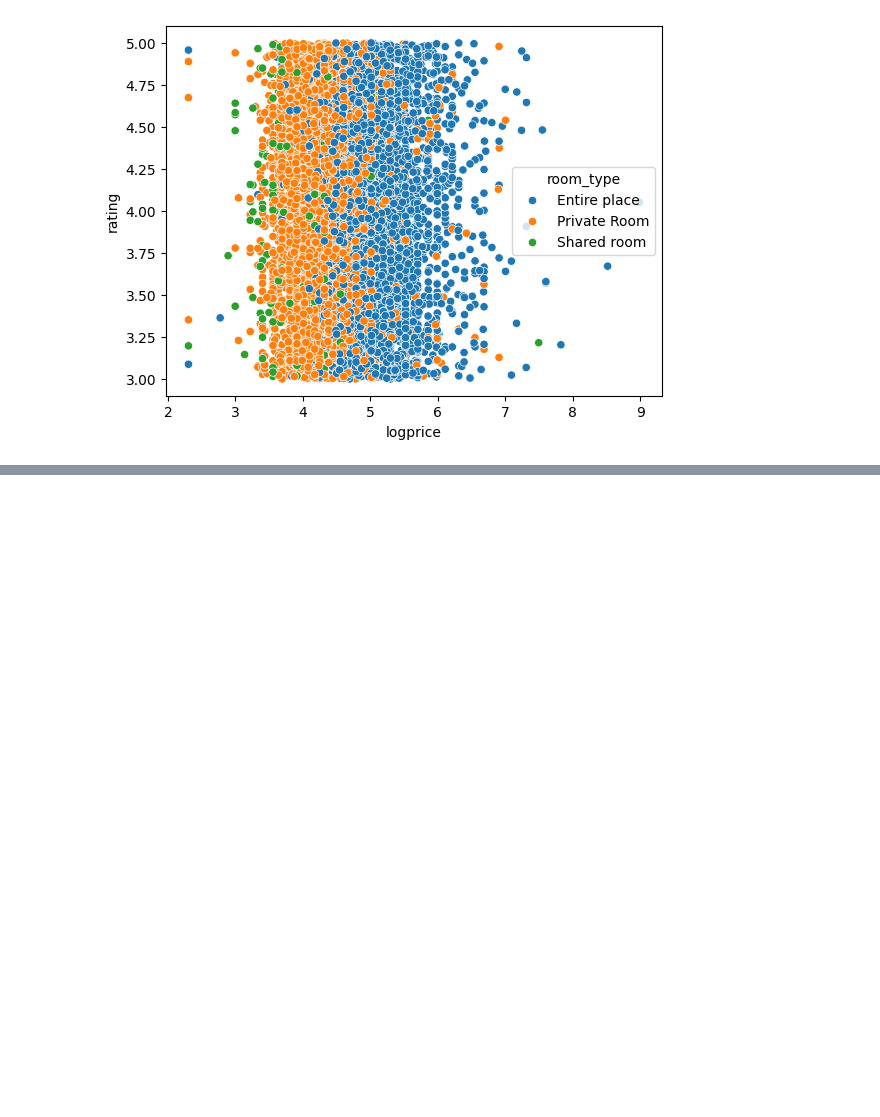
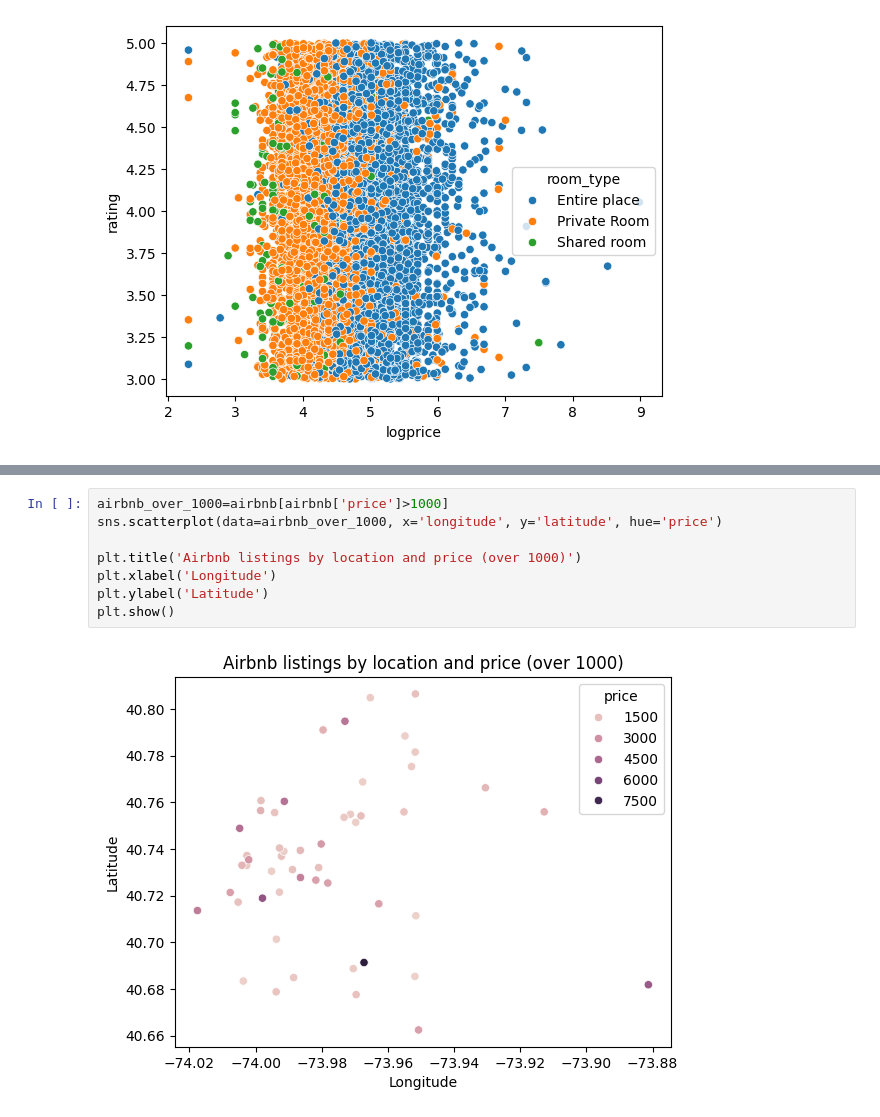
Before and after one commit to kflisikowsky/Data_Analysis_Workshops, a Jupyter notebook: Kopia notatnika Cleaning_Data_in_Python_live_session.ipynb, the cells around one changed output, grey strips where cells are left out. Cells and saved outputs as stored; diff of their text form; blank space fills up the shorter version.

```diff
--- a/Kopia notatnika Cleaning_Data_in_Python_live_session.ipynb
+++ b/Kopia notatnika Cleaning_Data_in_Python_live_session.ipynb
@@ -895,0 +913,10 @@ sns.scatterplot(airbnb, x = 'logprice', y = 'rating', hue='room_type' )
+# %%
+airbnb_over_1000=airbnb[airbnb['price']>1000]
+sns.scatterplot(data=airbnb_over_1000, x='longitude', y='latitude', hue='price')
+
+plt.title('Airbnb listings by location and price (over 1000)')
+plt.xlabel('Longitude')
+plt.ylabel('Latitude')
+plt.show()
+# %% [output]
+[figure, added]
```
Also changed, not shown: parts of 9 cells of this notebook.
